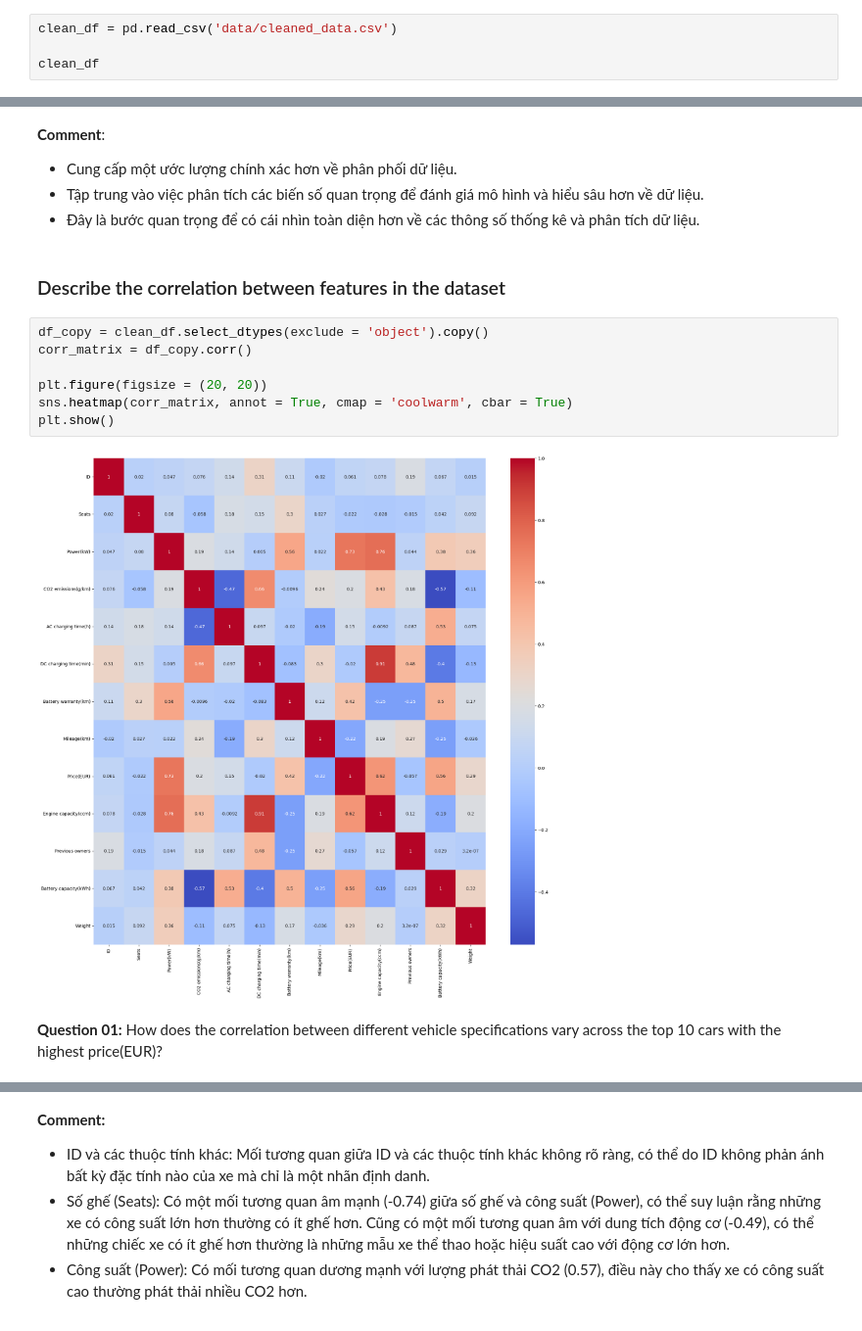
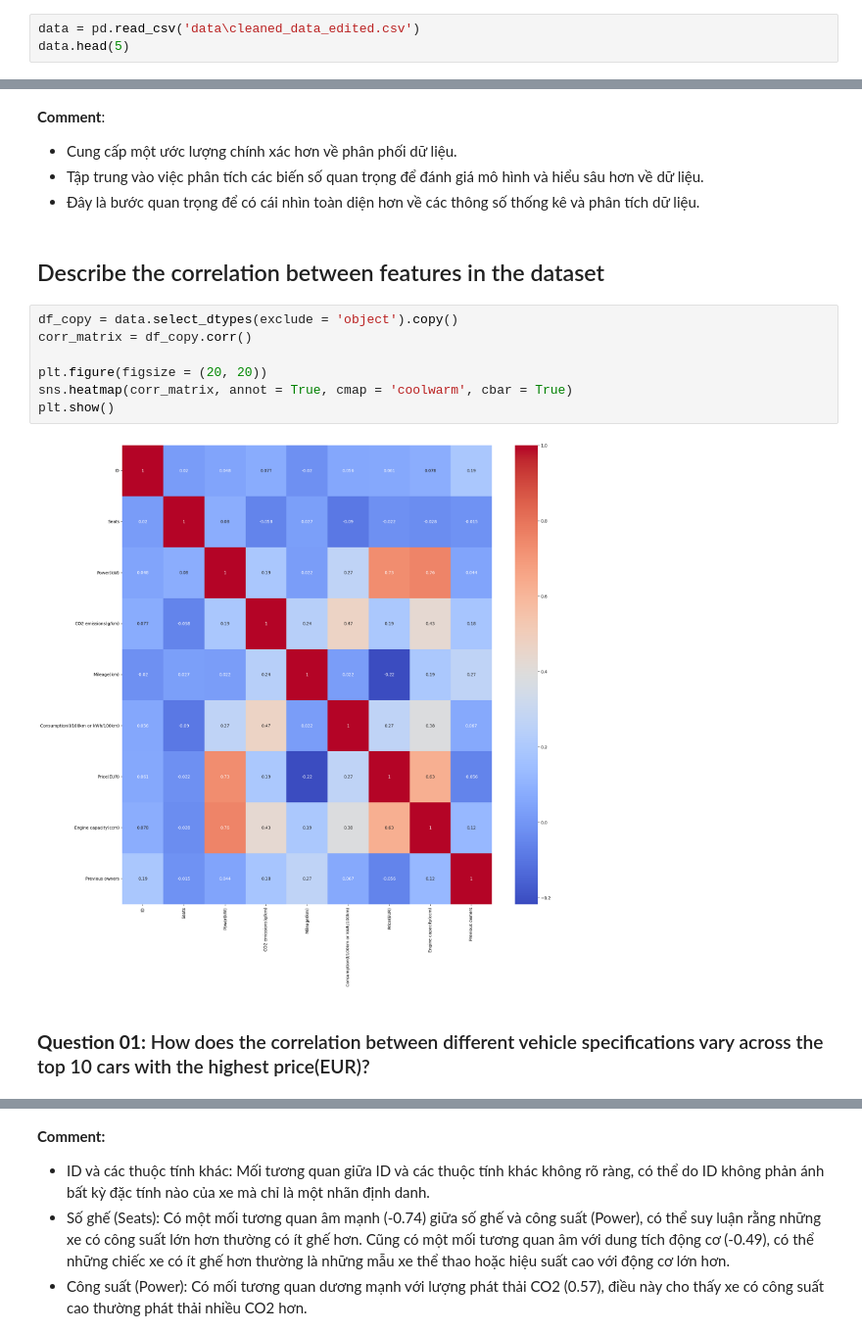
Before and after one commit to MTriNguci/DS_FINAL_PROJ, a Jupyter notebook: 3. Eda.ipynb, the cells around one changed output, grey strips where cells are left out. Shown: that part at 98% size. Saved outputs shown, nothing was run; the diff lists cells and outputs as text.

```diff
--- a/3. Eda.ipynb
+++ b/3. Eda.ipynb
@@ -12,5 +14,4 @@ import seaborn as sns
 # %%
-clean_df = pd.read_csv('data/cleaned_data.csv')
-
-clean_df
+data = pd.read_csv('data\cleaned_data_edited.csv')
+data.head(5)
 # %% [output]
@@ -160,17 +92,17 @@ df_copy
 - Tập trung vào việc phân tích các biến số quan trọng để đánh giá mô hình và hiểu sâu hơn về dữ liệu.
 - Đây là bước quan trọng để có cái nhìn toàn diện hơn về các thông số thống kê và phân tích dữ liệu.
 # %% [markdown]
-### Describe the correlation between features in the dataset
+## Describe the correlation between features in the dataset
 # %%
-df_copy = clean_df.select_dtypes(exclude = 'object').copy()
+df_copy = data.select_dtypes(exclude = 'object').copy()
 corr_matrix = df_copy.corr()
 
 plt.figure(figsize = (20, 20))
 sns.heatmap(corr_matrix, annot = True, cmap = 'coolwarm', cbar = True)
 plt.show()
 # %% [output]
-[figure, old version]
+[figure, new version]
 # %% [markdown]
-**Question 01:** How does the correlation between different vehicle specifications vary across the top 10 cars with the highest price(EUR)?
+### **Question 01:** How does the correlation between different vehicle specifications vary across the top 10 cars with the highest price(EUR)?
 # %%
 # Chọn ra 10 xe có giá cao nhất
```
Also changed, not shown: parts of 37 cells of this notebook.
